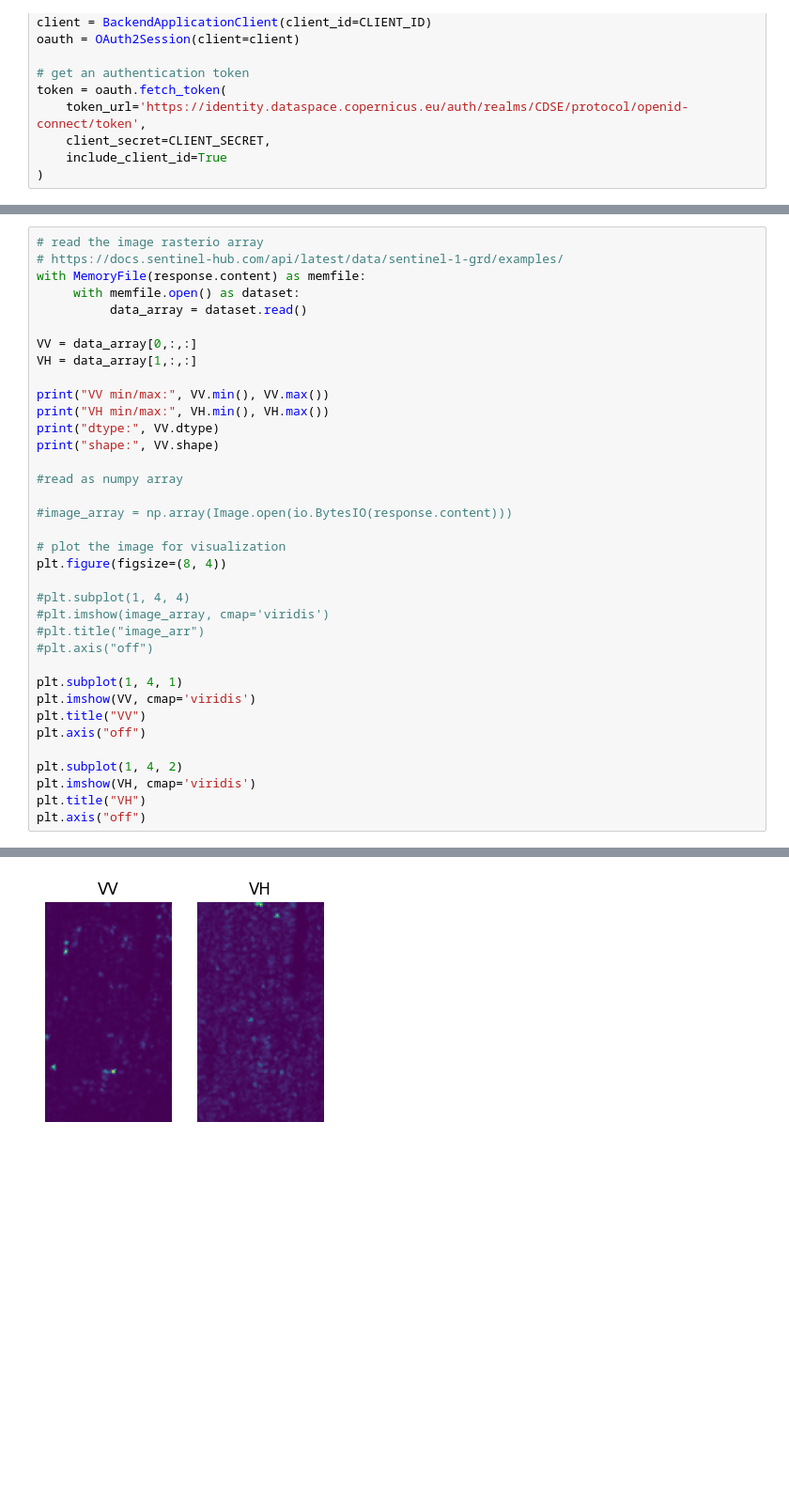
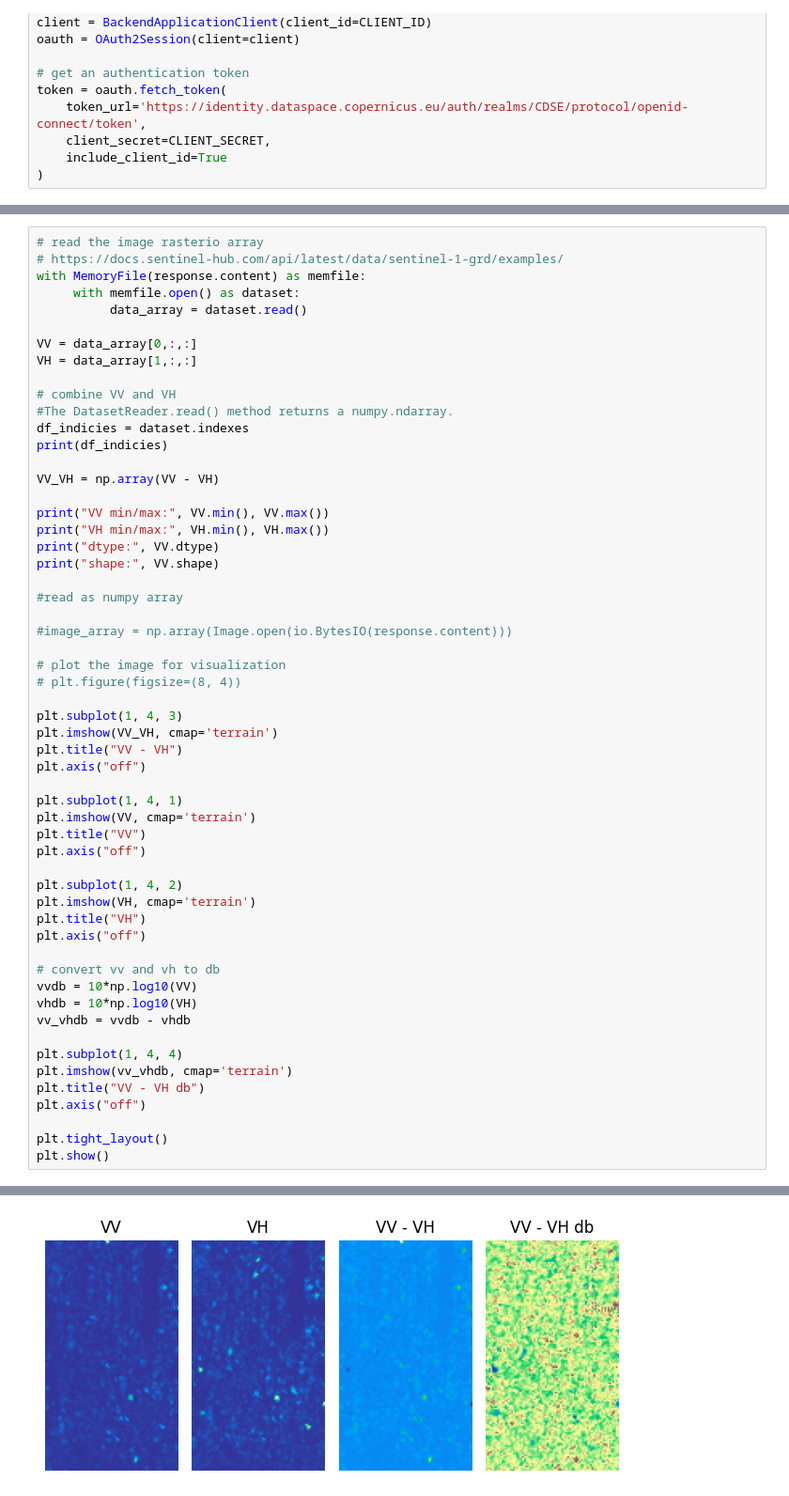
Before and after one commit to FillCarr/SAR_RF, a Jupyter notebook: sar_asset_rf.ipynb, the cells around one changed output, grey strips where cells are left out. Shown at 94% size. Drawn from its saved outputs; the diff is of its cells as text; blank space fills up the shorter version.

```diff
--- a/sar_asset_rf.ipynb
+++ b/sar_asset_rf.ipynb
@@ -139,6 +144,13 @@ with MemoryFile(response.content) as memfile:
 
 VV = data_array[0,:,:]
 VH = data_array[1,:,:]
+
+# combine VV and VH
+#The DatasetReader.read() method returns a numpy.ndarray.
+df_indicies = dataset.indexes
+print(df_indicies)
+
+VV_VH = np.array(VV - VH)
 
 print("VV min/max:", VV.min(), VV.max())
 print("VH min/max:", VH.min(), VH.max())
@@ -150,20 +162,33 @@ print("shape:", VV.shape)
 #image_array = np.array(Image.open(io.BytesIO(response.content)))
 
 # plot the image for visualization
-plt.figure(figsize=(8, 4))
+# plt.figure(figsize=(8, 4))
 
-#plt.subplot(1, 4, 4)
-#plt.imshow(image_array, cmap='viridis')
-#plt.title("image_arr")
-#plt.axis("off")
+plt.subplot(1, 4, 3)
+plt.imshow(VV_VH, cmap='terrain')
+plt.title("VV - VH")
+plt.axis("off")
 
 plt.subplot(1, 4, 1)
-plt.imshow(VV, cmap='viridis')
+plt.imshow(VV, cmap='terrain')
 plt.title("VV")
 plt.axis("off")
 
 plt.subplot(1, 4, 2)
-plt.imshow(VH, cmap='viridis')
+plt.imshow(VH, cmap='terrain')
 plt.title("VH")
 plt.axis("off")
+
+# convert vv and vh to db
+vvdb = 10*np.log10(VV)
+vhdb = 10*np.log10(VH)
+vv_vhdb = vvdb - vhdb
+
+plt.subplot(1, 4, 4)
+plt.imshow(vv_vhdb, cmap='terrain')
+plt.title("VV - VH db")
+plt.axis("off")
+
+plt.tight_layout()
+plt.show()
 # %% [output]
@@ -177,4 +202,4 @@ shape: (144, 83)
-[figure, old version]
+[figure, new version]
 # %%
 #get buildings
 
```
Also changed, not shown: parts of 6 cells of this notebook.
